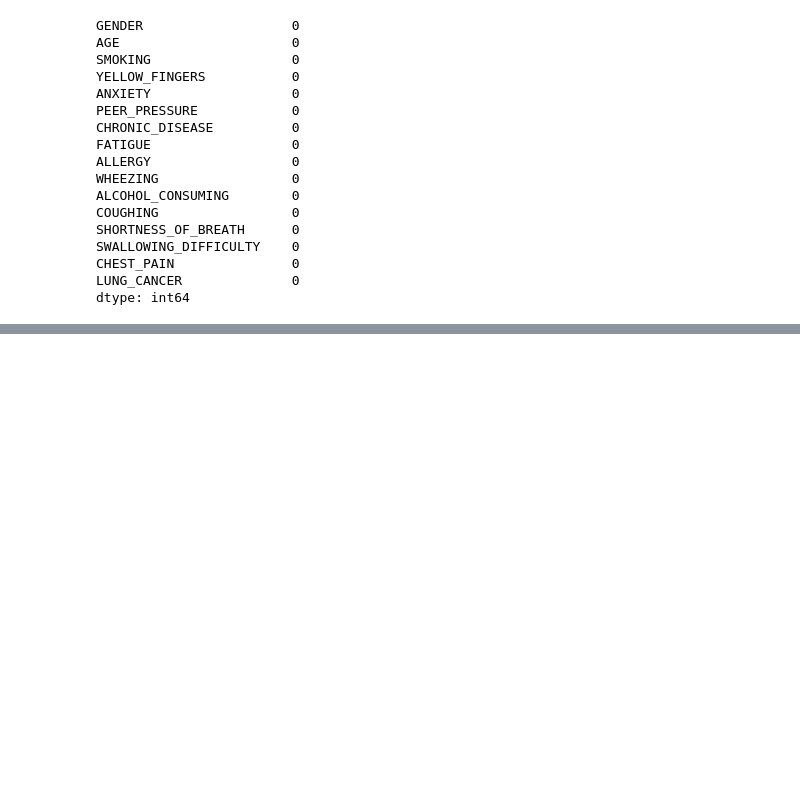
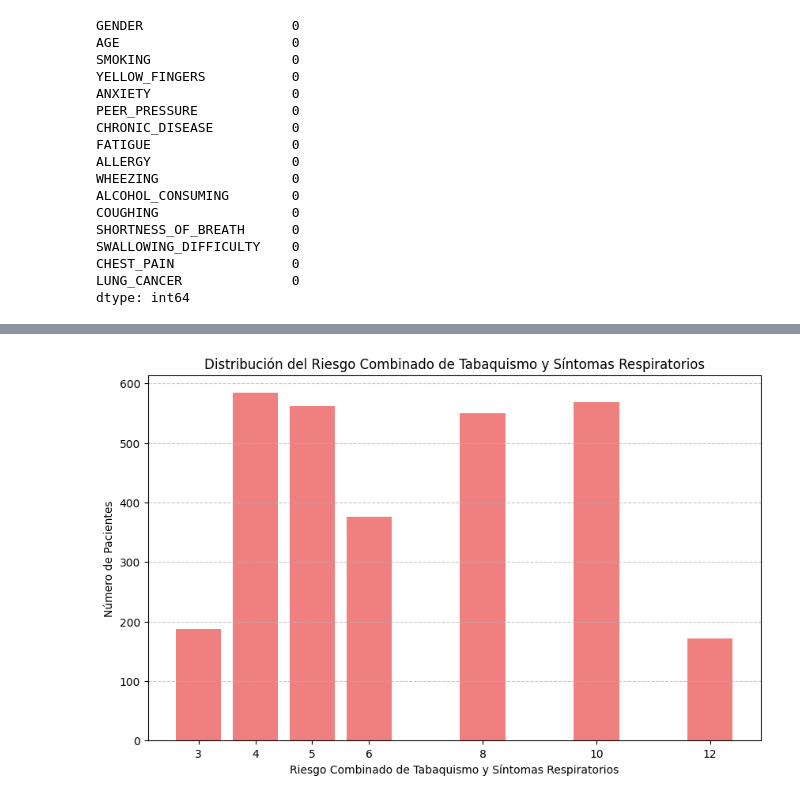
Before and after one commit to DavidGiovannini/Machine_Learning_G6, a Jupyter notebook: tp1_ML.ipynb, the cells around one changed output, grey strips where cells are left out. Saved outputs shown, nothing was run; the diff lists cells and outputs as text; code cells hidden in the pictures; blank space fills up the shorter version.

```diff
--- a/tp1_ML.ipynb
+++ b/tp1_ML.ipynb
@@ -199,0 +252,18 @@ dtype: int64
+# %%
+# Creamos una nueva variable para el riesgo combinado de tabaquismo y síntomas respiratorios
+dataset['Smoking_Respiratory_Risk'] = dataset['SMOKING'] * dataset[['COUGHING', 'SHORTNESS_OF_BREATH', 'WHEEZING']].sum(axis=1)
+
+# Contanos la frecuencia de cada nivel del riesgo combinado
+combined_risk_counts = dataset['Smoking_Respiratory_Risk'].value_counts().sort_index()
+
+# Creamos un gráfico de barras para mostrar la distribución del riesgo combinado
+plt.figure(figsize=(10, 6))
+plt.bar(combined_risk_counts.index, combined_risk_counts.values, color='lightcoral')
+plt.xlabel('Riesgo Combinado de Tabaquismo y Síntomas Respiratorios')
+plt.ylabel('Número de Pacientes')
+plt.title('Distribución del Riesgo Combinado de Tabaquismo y Síntomas Respiratorios')
+plt.xticks(combined_risk_counts.index)
+plt.grid(axis='y', linestyle='--', alpha=0.7)
+plt.show()
+# %% [output]
+[figure, added]
```
Also changed, not shown: parts of 18 cells of this notebook.
